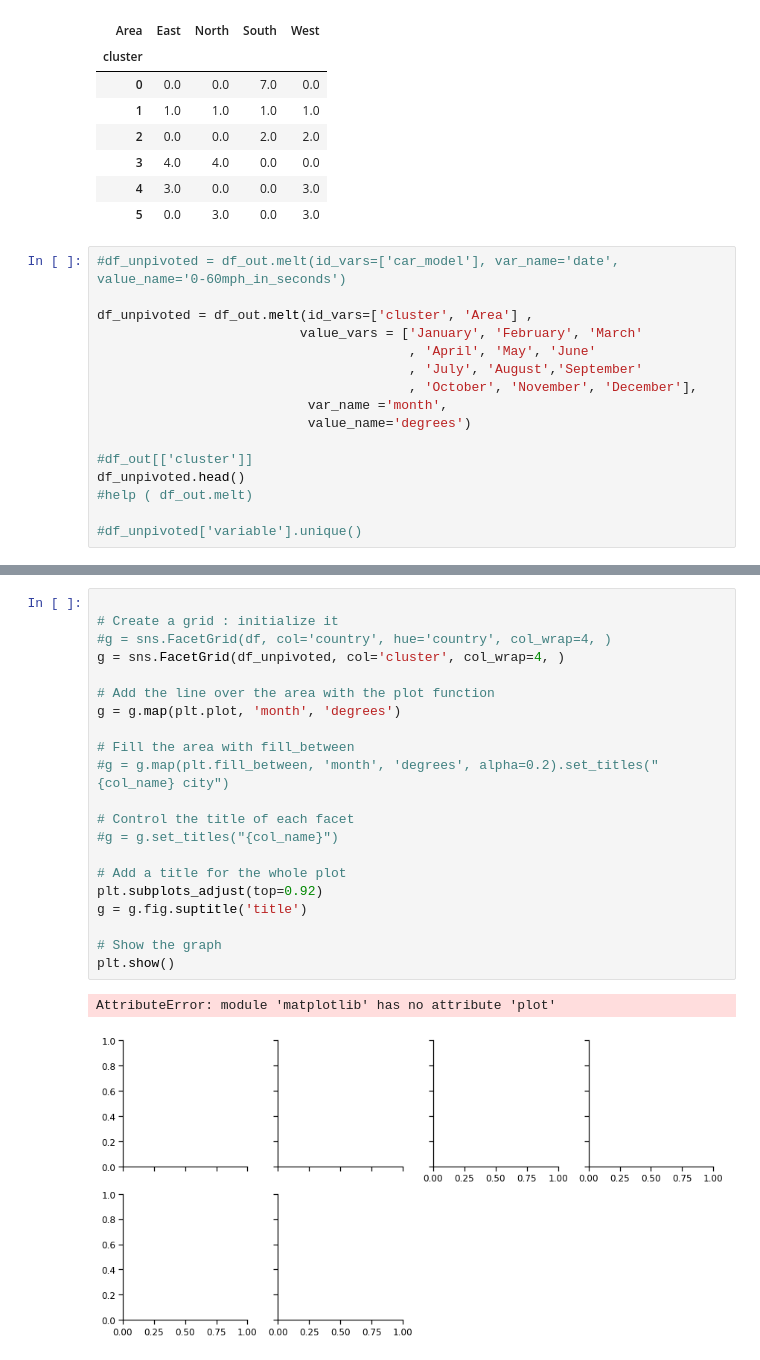
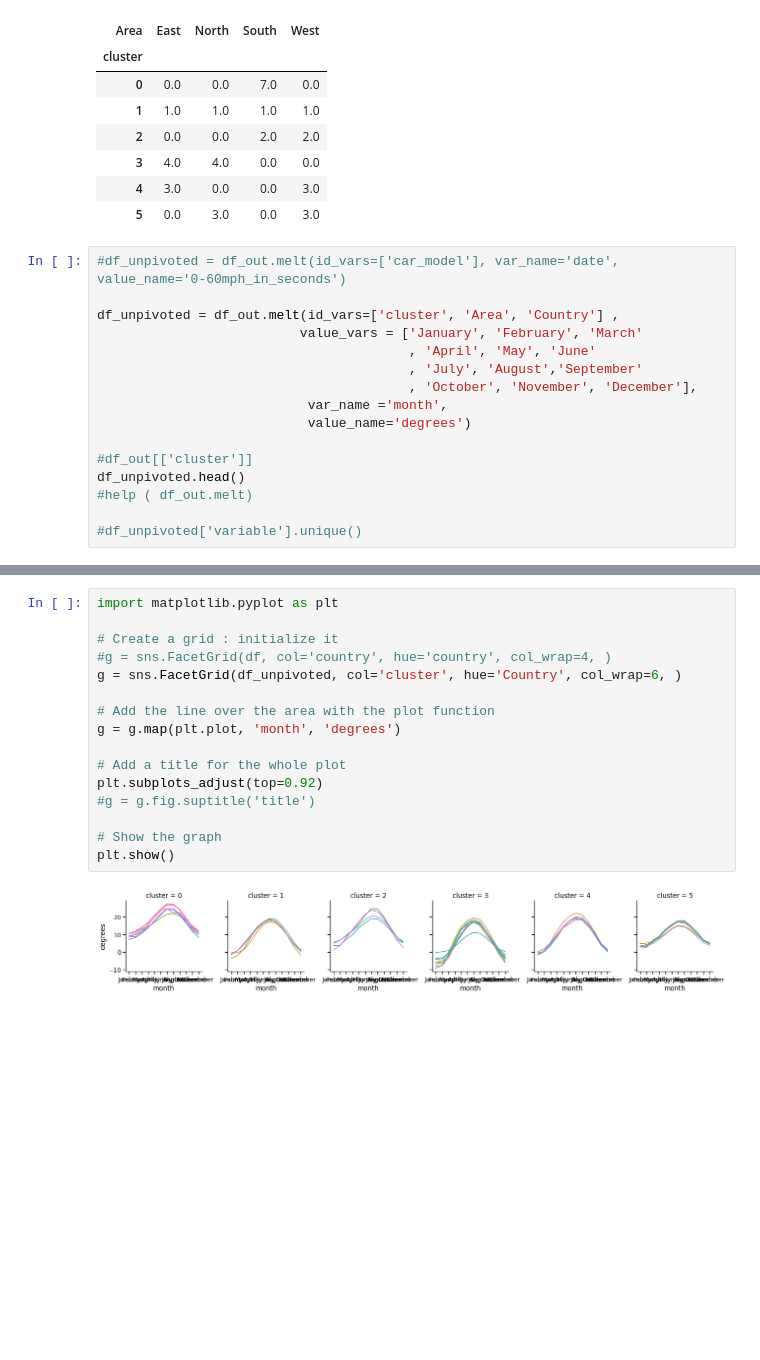
Before and after one commit to steed360/DimensionalityReduction, a Jupyter notebook: Notebooks/Cluster City Temperatures Using T-SNE .ipynb, the cells around one changed output, grey strips where cells are left out. Drawn from its saved outputs; the diff is of its cells as text; blank space fills up the shorter version.

```diff
--- a/Notebooks/Cluster City Temperatures Using T-SNE .ipynb
+++ b/Notebooks/Cluster City Temperatures Using T-SNE .ipynb
@@ -113,7 +113,7 @@ df_out.groupby(['cluster', 'Area'])['cluster'].count().unstack().fillna(0)
 # %%
 #df_unpivoted = df_out.melt(id_vars=['car_model'], var_name='date', value_name='0-60mph_in_seconds')
 
-df_unpivoted = df_out.melt(id_vars=['cluster', 'Area'] ,
+df_unpivoted = df_out.melt(id_vars=['cluster', 'Area', 'Country'] ,
                           value_vars = ['January', 'February', 'March'
                                         , 'April', 'May', 'June'
                                         , 'July', 'August','September'
@@ -136,24 +136,18 @@ df_unpivoted.head()
 # %%
+import matplotlib.pyplot as plt
 
 # Create a grid : initialize it
 #g = sns.FacetGrid(df, col='country', hue='country', col_wrap=4, )
-g = sns.FacetGrid(df_unpivoted, col='cluster', col_wrap=4, )
+g = sns.FacetGrid(df_unpivoted, col='cluster', hue='Country', col_wrap=6, )
 
 # Add the line over the area with the plot function
 g = g.map(plt.plot, 'month', 'degrees')
 
-# Fill the area with fill_between
-#g = g.map(plt.fill_between, 'month', 'degrees', alpha=0.2).set_titles("{col_name} city")
-
-# Control the title of each facet
-#g = g.set_titles("{col_name}")
-
 # Add a title for the whole plot
 plt.subplots_adjust(top=0.92)
-g = g.fig.suptitle('title')
+#g = g.fig.suptitle('title')
 
 # Show the graph
 plt.show()
 # %% [output]
-AttributeError: module 'matplotlib' has no attribute 'plot'
-[figure, old version]
+[figure, new version]
```
Also changed, not shown: parts of 1 cell of this notebook.
